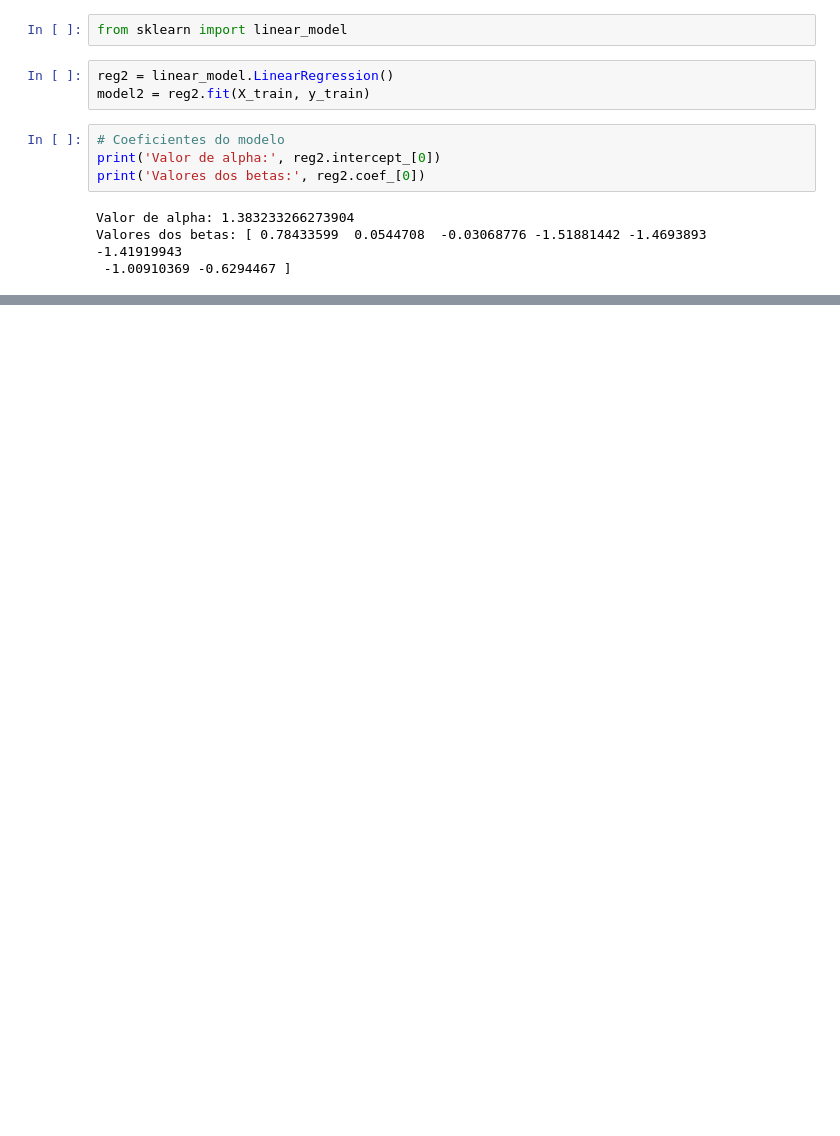
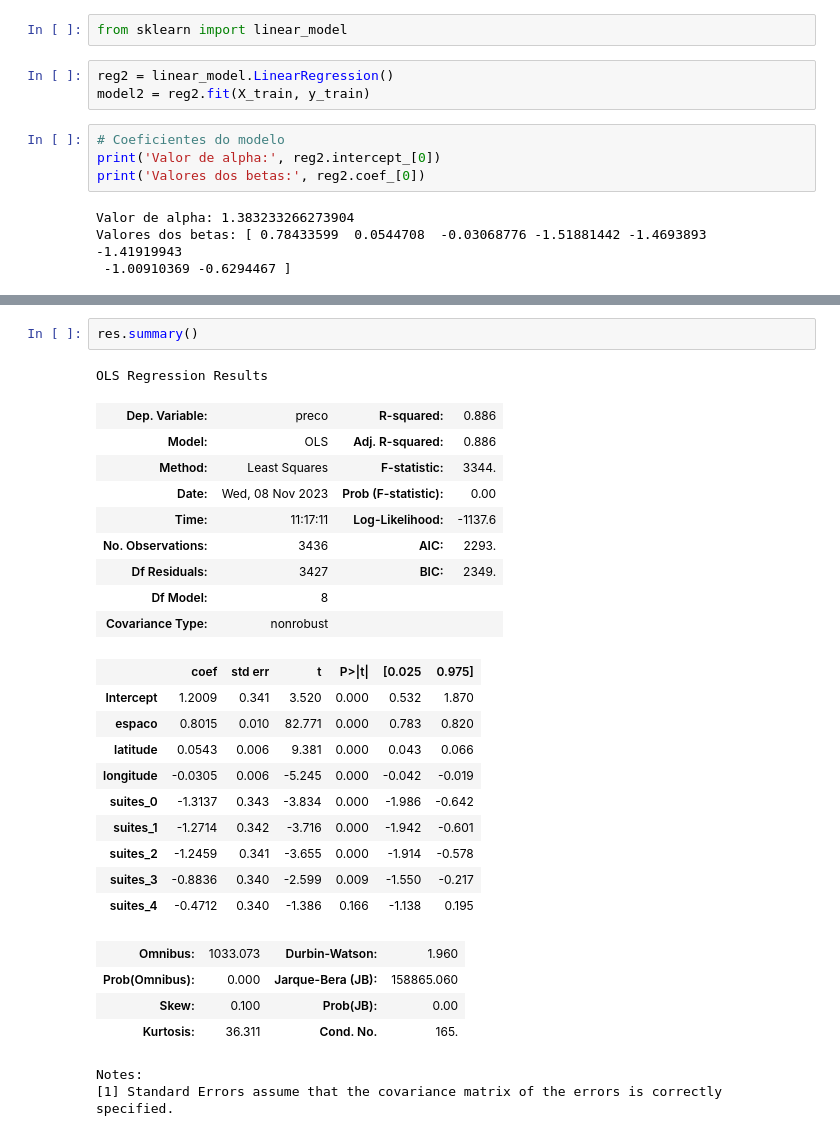
Before and after one commit to caiocrbrito/previsao_valor_imoveis, a Jupyter notebook: scripts/modelo.ipynb, the cells around one changed output, grey strips where cells are left out. Drawn from its saved outputs; the diff is of its cells as text; blank space fills up the shorter version.

```diff
--- a/scripts/modelo.ipynb
+++ b/scripts/modelo.ipynb
@@ -644,0 +509,29 @@ plt.show();
+# %%
+res.summary()
+# %% [output]
+OLS Regression Results
+| Dep. Variable: | preco | R-squared: | 0.886 |
+| Model: | OLS | Adj. R-squared: | 0.886 |
+| Method: | Least Squares | F-statistic: | 3344. |
+| Date: | Wed, 08 Nov 2023 | Prob (F-statistic): | 0.00 |
+| Time: | 11:17:11 | Log-Likelihood: | -1137.6 |
+| No. Observations: | 3436 | AIC: | 2293. |
+| Df Residuals: | 3427 | BIC: | 2349. |
+| Df Model: | 8 |  |  |
+| Covariance Type: | nonrobust |  |  |
+|  | coef | std err | t | P>|t| | [0.025 | 0.975] |
+| Intercept | 1.2009 | 0.341 | 3.520 | 0.000 | 0.532 | 1.870 |
+| espaco | 0.8015 | 0.010 | 82.771 | 0.000 | 0.783 | 0.820 |
+| latitude | 0.0543 | 0.006 | 9.381 | 0.000 | 0.043 | 0.066 |
+| longitude | -0.0305 | 0.006 | -5.245 | 0.000 | -0.042 | -0.019 |
+| suites_0 | -1.3137 | 0.343 | -3.834 | 0.000 | -1.986 | -0.642 |
+| suites_1 | -1.2714 | 0.342 | -3.716 | 0.000 | -1.942 | -0.601 |
+| suites_2 | -1.2459 | 0.341 | -3.655 | 0.000 | -1.914 | -0.578 |
+| suites_3 | -0.8836 | 0.340 | -2.599 | 0.009 | -1.550 | -0.217 |
+| suites_4 | -0.4712 | 0.340 | -1.386 | 0.166 | -1.138 | 0.195 |
+| Omnibus: | 1033.073 | Durbin-Watson: | 1.960 |
+| Prob(Omnibus): | 0.000 | Jarque-Bera (JB): | 158865.060 |
+| Skew: | 0.100 | Prob(JB): | 0.00 |
+| Kurtosis: | 36.311 | Cond. No. | 165. |
+Notes:
+[1] Standard Errors assume that the covariance matrix of the errors is correctly specified.
```
Also changed, not shown: parts of 71 cells of this notebook.
